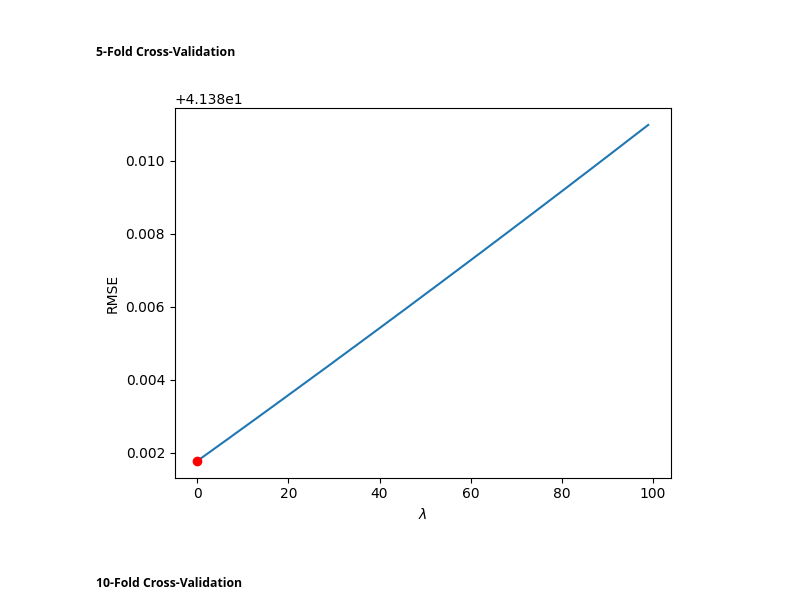
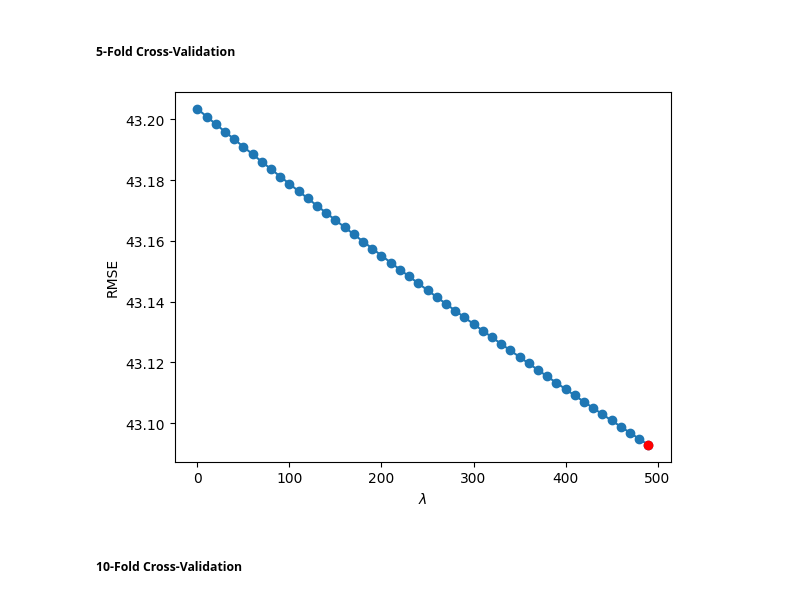
Before and after one commit to felypemaciel/ica2024, a Jupyter notebook: homework2.ipynb, the cells around one changed output. Saved outputs shown, nothing was run; the diff lists cells and outputs as text; code cells hidden in the pictures.

```diff
--- a/homework2.ipynb
+++ b/homework2.ipynb
@@ -344,10 +403,11 @@ $\hat{\mathbf{\beta}}^{ridge} = (\mathbf{X^T \mathbf{X}} + \lambda \mathbf{I})^{
 L = np.arange(0,10,0.1)
 rmse_L = np.zeros(len(L))
 r2_L = np.zeros(len(L))
+B_Ridge_L = np.zeros((len(L), X_train.shape[1]))
 
 for i in range(0,len(L)):
     l = L[i]
     RMSE, R2, B_ridge = ica_ridge_regression(l, X_train, y_train, X_test, y_test)
     rmse_L[i] = RMSE
     r2_L[i] = R2
-    print(B_ridge)
+    B_Ridge_L[i,:] = B_ridge
@@ -473,5 +547,6 @@ print(B_lasso)
 # %%
-rmse_lasso, r2_lasso = ica_lasso_regression(1, X_train, y_train, X_test, y_test, 1)
+rmse_lasso, r2_lasso, B_lasso = ica_lasso_regression(X_train, y_train, X_test, y_test, 1)
 print(rmse_lasso)
 print(r2_lasso)
+print(B_lasso)
 # %% [output]
@@ -479,0 +557,16 @@ print(r2_lasso)
+# %%
+L = np.arange(0,40000,1000)
+rmse_lasso_L = np.zeros(len(L))
+r2_lasso_L = np.zeros(len(L))
+B_Lasso_L = np.zeros((len(L), X_train.shape[1]))
+
+for i in range(0,len(L)):
+    l = L[i]
+    RMSE, R2, B_lasso = ica_lasso_regression(X_train, y_train, X_test, y_test, l)
+    rmse_lasso_L[i] = RMSE
+    r2_lasso_L[i] = R2
+    B_Lasso_L[i,:] = B_lasso
+
+min_index = np.argmin(rmse_lasso_L)
+lambda_min_lasso = L[min_index]
+rmse_min_lasso = rmse_lasso_L[min_index]
@@ -480,7 +606,7 @@ print(r2_lasso)
 # %% [markdown]
 ##### **5-Fold Cross-Validation**
 # %%
-L = np.arange(0,100,1)
+L = np.arange(0,500,10)
 k = 5
 
 rmse_L_k5 = np.zeros((len(L),1))
@@ -492,19 +618,19 @@ for i in range(0,len(L)):
     rmse, r2 = ica_kfold_cross_validation(k, X_train, y_train, 'lasso_regression', l, B0)
     rmse_L_k5[i] = sum(rmse)/k
 # %%
-plt.plot(L, rmse_L_k5, zorder=1)
+plt.plot(L, rmse_L_k5, zorder=1, marker='o')
 
 min_index = np.argmin(rmse_L_k5)
 lambda_min_k5 = L[min_index]
 rmse_min_k5 = rmse_L_k5[min_index]
 
 plt.scatter(lambda_min_k5, rmse_min_k5, color='red', zorder=2)
 plt.xlabel('$\lambda$')
 plt.ylabel('RMSE')
 
 plt.show()
 # %% [output]
-[figure, old version]
+[figure, new version]
 # %% [markdown]
 ##### **10-Fold Cross-Validation**
 # %%
```
Also changed, not shown: parts of 95 cells of this notebook, 3 other files.
